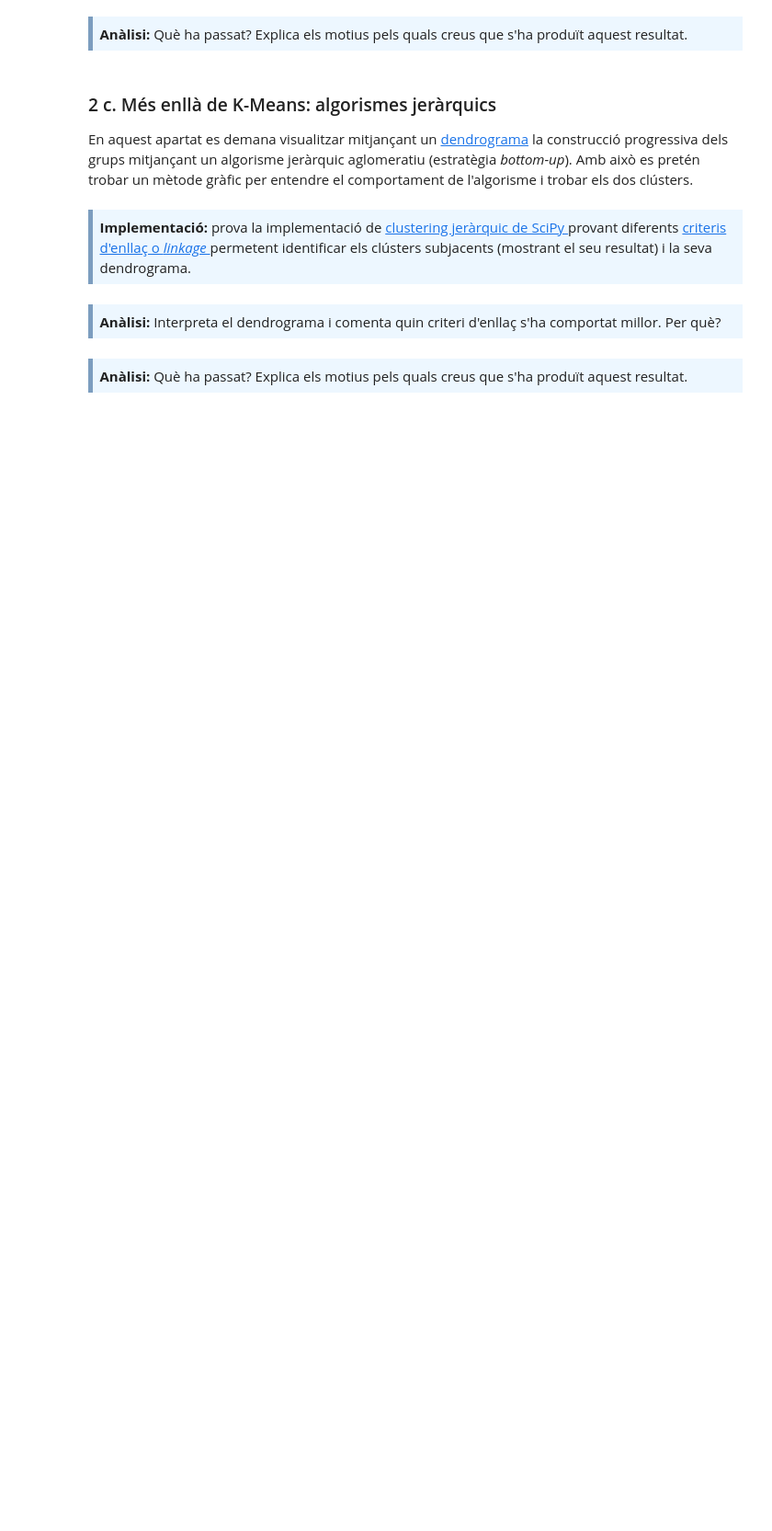
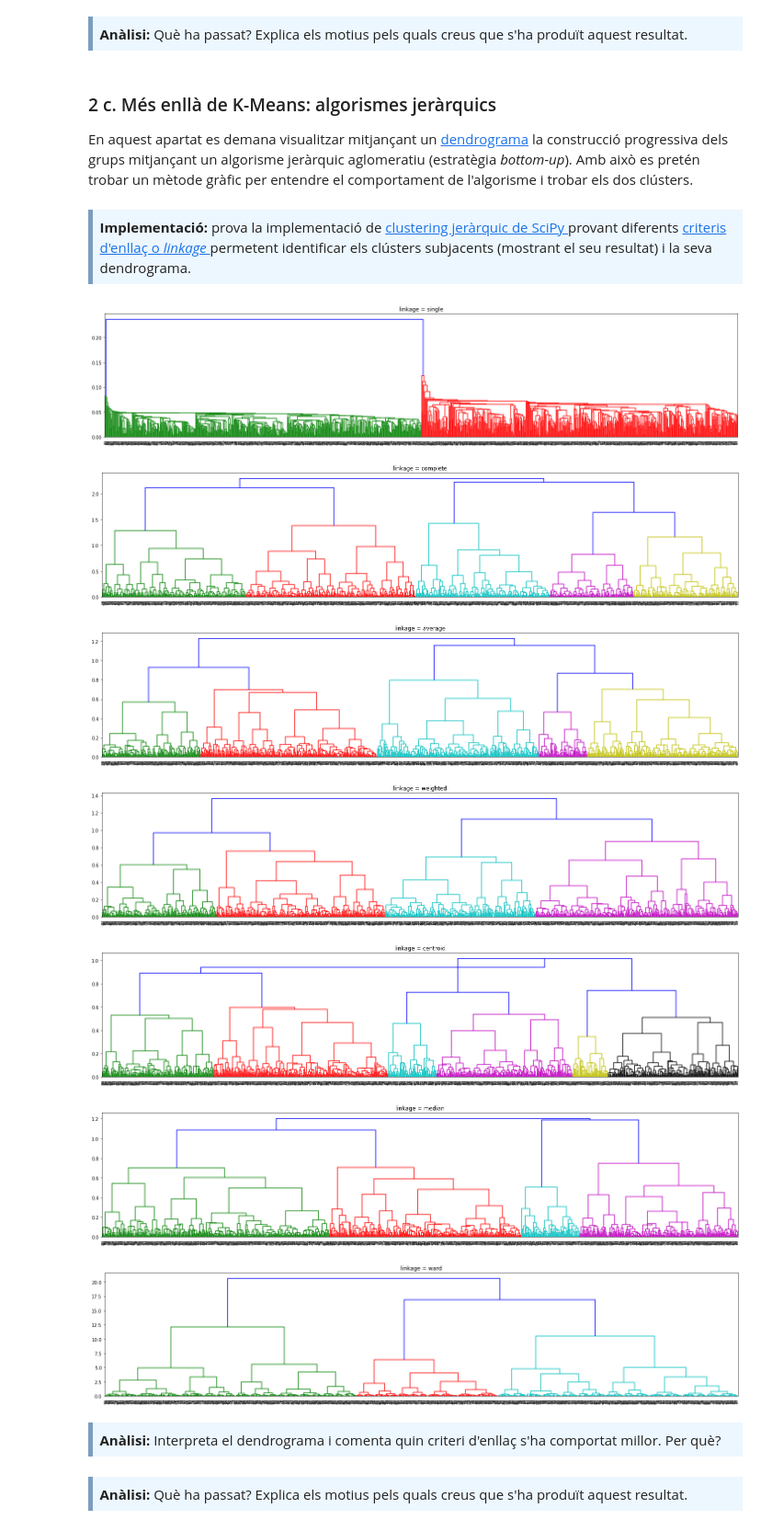
Before and after one commit to caran77/M2.955---Models-avan-ats-de-mineria-de-dades, a Jupyter notebook: PAC2/20191_M2.955_PAC2-Enunciat.ipynb, the cells around one changed output. Shown at 92% size. Saved outputs shown, nothing was run; the diff lists cells and outputs as text; code cells hidden in the pictures; blank space fills up the shorter version.

```diff
--- a/PAC2/20191_M2.955_PAC2-Enunciat.ipynb
+++ b/PAC2/20191_M2.955_PAC2-Enunciat.ipynb
@@ -344,6 +472,31 @@ En aquest apartat es demana visualitzar mitjançant un [dendrograma](https://en.
 <div style="background-color: #EDF7FF; border-color: #7C9DBF; border-left: 5px solid #7C9DBF; padding: 0.5em;">
 <strong>Implementació:</strong> prova la implementació de <a href="https://docs.scipy.org/doc/scipy/reference/cluster.hierarchy.html"> clustering jeràrquic de SciPy </a> provant diferents <a href = "https://en.wikipedia.org/wiki/Hierarchical_clustering#Linkage_criteria">criteris d'enllaç o <i> linkage </i> </a> permetent identificar els clústers subjacents (mostrant el seu resultat) i la seva dendrograma.
 </div>
+# %%
+from scipy.cluster.hierarchy import dendrogram, linkage
+
+def dendrograma(method):
+    Z = linkage(data_circles[1], method)
+    fig = plt.figure(figsize=(25, 5))
+    dn = dendrogram(Z)
+    plt.title("linkage = " + method)
+    plt.show()
+
+dendrograma('single')
+dendrograma('complete')
+dendrograma('average')
+dendrograma('weighted')
+dendrograma('centroid')
+dendrograma('median')
+dendrograma('ward')
+# %% [output]
+[figure, added]
+[figure, added]
+[figure, added]
+[figure, added]
+[figure, added]
+[figure, added]
+[figure, added]
 # %% [markdown]
 <div style="background-color: #EDF7FF; border-color: #7C9DBF; border-left: 5px solid #7C9DBF; padding: 0.5em;">
 <strong>Anàlisi: </strong> Interpreta el dendrograma i comenta quin criteri d'enllaç s'ha comportat millor. Per què?
```
Also changed, not shown: parts of 13 cells of this notebook.
